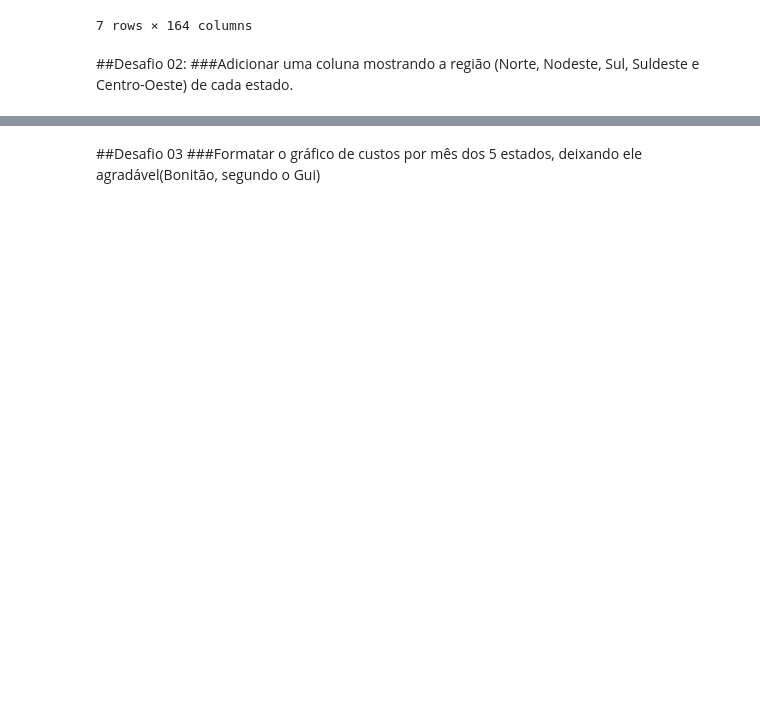
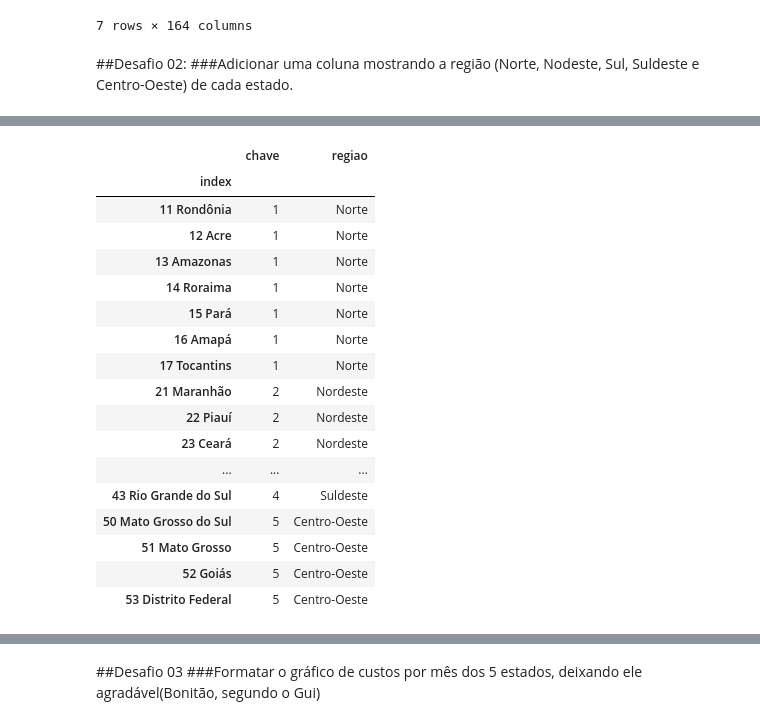
Before and after one commit to BrSiqueira/Bootcamp-DataScience, a Jupyter notebook: Modulo01/Modulo01_Aula_03_Desafio.ipynb, the cells around one changed output, grey strips where cells are left out. Saved outputs shown, nothing was run; the diff lists cells and outputs as text; code cells hidden in the pictures; blank space fills up the shorter version.

```diff
--- a/Modulo01/Modulo01_Aula_03_Desafio.ipynb
+++ b/Modulo01/Modulo01_Aula_03_Desafio.ipynb
@@ -340,0 +331,23 @@ usaveis.index.to_list()
+# %%
+mrg = dflist.merge(regdf, on="chave")
+mrg = mrg.set_index("index")
+mrg
+# %% [output]
+|  | chave | regiao |
+| index |  |  |
+| 11 Rondônia | 1 | Norte |
+| 12 Acre | 1 | Norte |
+| 13 Amazonas | 1 | Norte |
+| 14 Roraima | 1 | Norte |
+| 15 Pará | 1 | Norte |
+| 16 Amapá | 1 | Norte |
+| 17 Tocantins | 1 | Norte |
+| 21 Maranhão | 2 | Nordeste |
+| 22 Piauí | 2 | Nordeste |
+| 23 Ceará | 2 | Nordeste |
+| ... | ... | ... |
+| 43 Rio Grande do Sul | 4 | Suldeste |
+| 50 Mato Grosso do Sul | 5 | Centro-Oeste |
+| 51 Mato Grosso | 5 | Centro-Oeste |
+| 52 Goiás | 5 | Centro-Oeste |
+| 53 Distrito Federal | 5 | Centro-Oeste |
```
Also changed, not shown: parts of 16 cells of this notebook.
